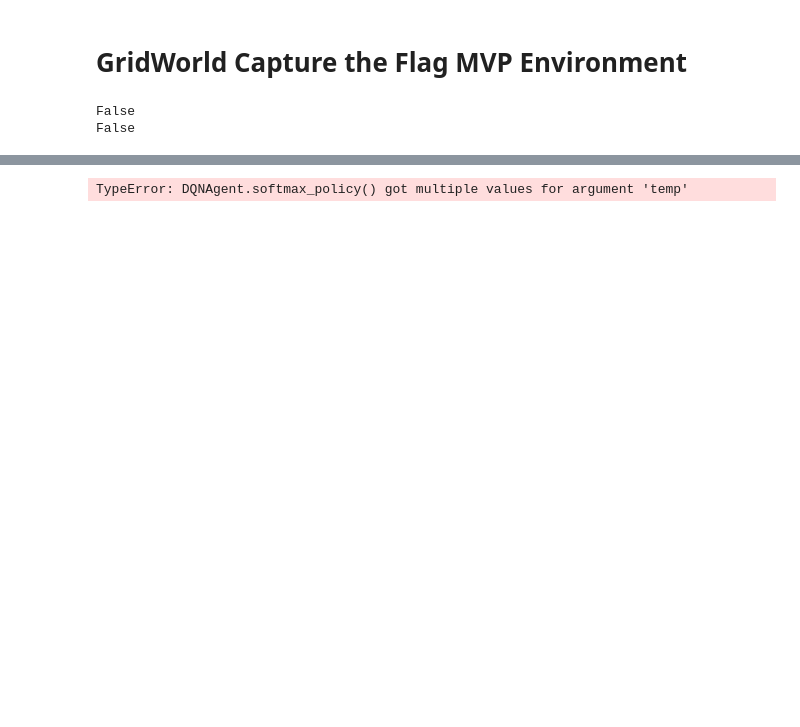
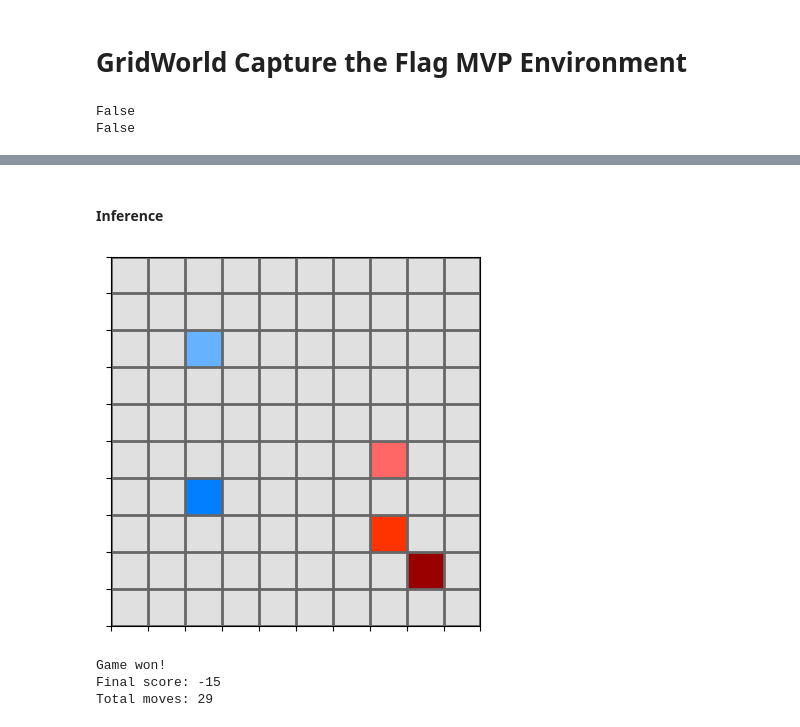
Before and after one commit to g-nightingale/marl-ctf-development, a Jupyter notebook: mvp_environment/mvp_env.ipynb, the cells around one changed output, grey strips where cells are left out. Drawn from its saved outputs; the diff is of its cells as text; code cells hidden in the pictures; blank space fills up the shorter version.

Commit message:
Fix bugs in training and inference loops

```diff
--- a/mvp_environment/mvp_env.ipynb
+++ b/mvp_environment/mvp_env.ipynb
@@ -248,9 +278,11 @@ plt.show()
+# %% [markdown]
+#### Inference
 # %%
 def test_model(env, agent_t1, agent_t2, env_dims, display=True, max_moves=50):
     env.reset()
 
-    curr_grid_state_ = env.grid.reshape(*env_dims) + add_noise(env_dims)
-    curr_grid_state = torch.from_numpy(curr_grid_state_).float().to(device)
+    grid_state_ = env.grid.reshape(*env_dims) + add_noise(env_dims)
+    grid_state = torch.from_numpy(grid_state_).float().to(device)
 
     done = False
     step_count = 0
@@ -260,17 +292,17 @@ def test_model(env, agent_t1, agent_t2, env_dims, display=True, max_moves=50):
 
         # Collect actions for each agent
         actions =[]
-        for agent_idx in env.dice_roll():
-            curr_metadata_state = get_env_metadata(agent_idx, env.has_flag)
+        for agent_idx in np.arange(4):
+            metadata_state = get_env_metadata(agent_idx, env.has_flag)
             if env.AGENT_TEAMS[agent_idx]==0:
-                actions.append(agent_t1.choose_action(curr_grid_state, curr_metadata_state))
+                actions.append(agent_t1.choose_action(grid_state, metadata_state))
             else:
-                actions.append(agent_t2.choose_action(curr_grid_state, curr_metadata_state))
+                actions.append(agent_t2.choose_action(grid_state, metadata_state))
 
         # Step the environment
-        new_grid_state, rewards, done = env.step(actions)
-        new_grid_state_ = new_grid_state.reshape(*env_dims) + add_noise(env_dims)
-        new_grid_state = torch.from_numpy(new_grid_state_).float().to(device)
+        grid_state, rewards, done = env.step(actions)
+        grid_state_ = grid_state.reshape(*env_dims) + add_noise(env_dims)
+        grid_state = torch.from_numpy(grid_state_).float().to(device)
 
         # Increment score
         score += sum(rewards)
@@ -280,19 +312,19 @@ def test_model(env, agent_t1, agent_t2, env_dims, display=True, max_moves=50):
 
         if done:
             if display:
-                print(f"Game won! Final score: {score}")
+                print(f"Game won! \nFinal score: {score} \nTotal moves: {step_count}")
 
         if (step_count > max_moves):
             if display:
-                print(f"Move limit reached. Final score: {score}")
+                print(f"Move limit reached. \nFinal score: {score} \nTotal moves: {step_count}")
             break
-
-    win = True if done else False
-    return win
-
-agent_t1.epsilon = agent_t2.epsilon = 0.0
-agent_t1.use_softmax = agent_t1.use_softmax = True
-env_dims = (1, 1, 10, 10)
-test_model(env, agent_t1, agent_t2, env_dims, display=True, max_moves=1000)
-# %% [output]
-TypeError: DQNAgent.softmax_policy() got multiple values for argument 'temp'
+# %%
+env_dims = (1, 1, 10, 10)
+
+# test model
+test_model(env, agent_t1, agent_t2, env_dims, display=True, max_moves=200)
+# %% [output]
+[figure, added]
+Game won!
+Final score: -15
+Total moves: 29
```
Also changed, not shown: parts of 11 cells of this notebook, 5 other files.
